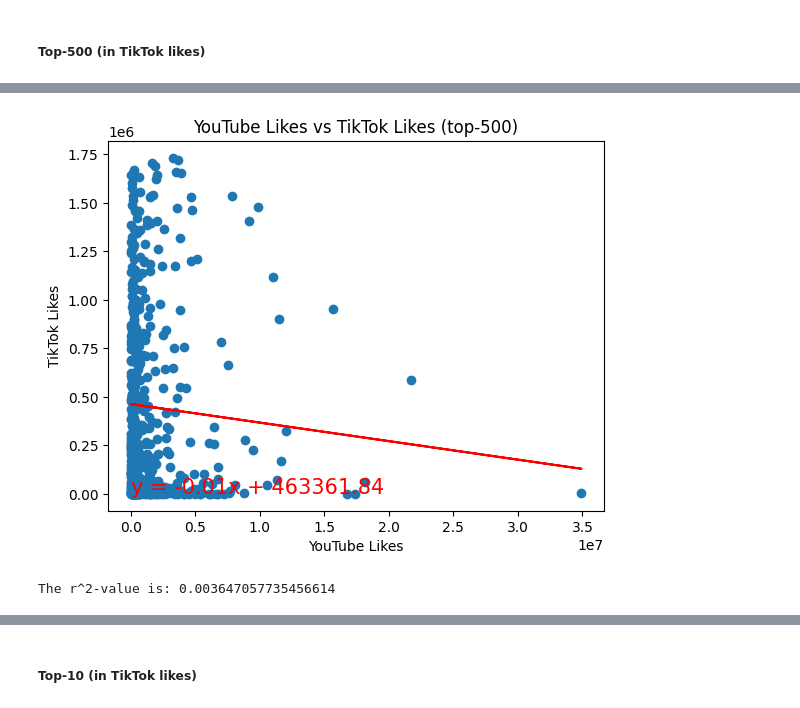
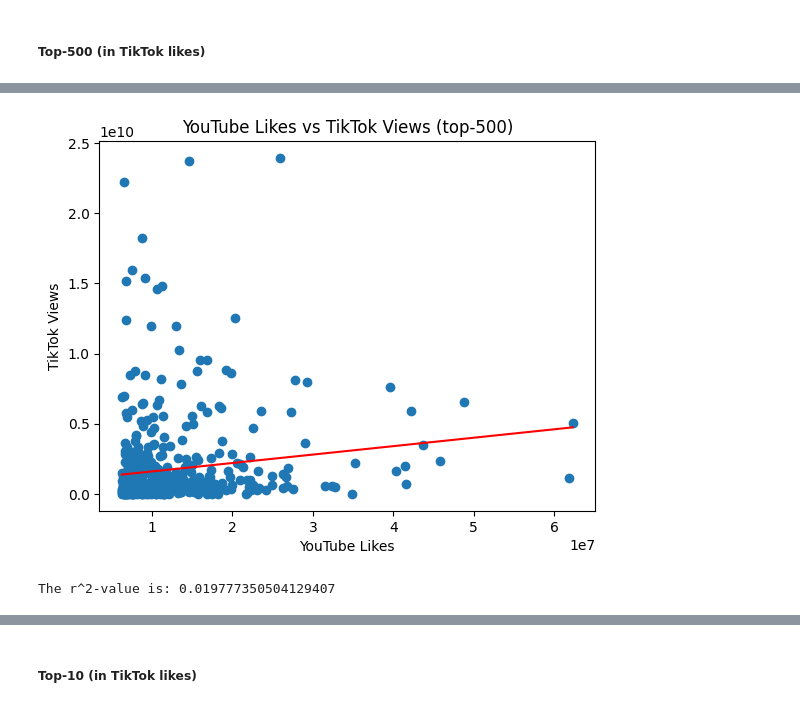
Before and after one commit to qstibbins/project-1, a Jupyter notebook: youtube_data.ipynb, the cells around one changed output, grey strips where cells are left out. Saved outputs shown, nothing was run; the diff lists cells and outputs as text; code cells hidden in the pictures.

```diff
--- a/youtube_data.ipynb
+++ b/youtube_data.ipynb
@@ -172,6 +165,10 @@ tik_tok_sort.to_csv('Resources/check.csv',index=False)
 top_500_tiktok_df = tik_tok_sort.head(500)
 top_25_tiktok_df = tik_tok_sort.head(25)
 top_10_tiktok_df = tik_tok_sort.head(10)
+
+top_500_youtube_df = youtube_likes_data_clean.sort_values(by='YouTube Likes', ascending=False).head(500)
+top_25_youtube_df = youtube_likes_data_clean.sort_values(by='YouTube Likes', ascending=False).head(25)
+top_10_youtube_df = youtube_likes_data_clean.sort_values(by='YouTube Likes', ascending=False).head(10)
 
 # formatted_tik_tok_sort = tik_tok_sort.style.format({
 #     'TikTok Likes': '{:,.0f}',
@@ -195,6 +192,6 @@ top_10_tiktok_df = tik_tok_sort.head(10)
 # top_500_tiktok_df.head()
 
 # formatted_tik_tok_sort
-print(tik_tok_sort.dtypes)
-# top_500_tiktok_df.head()
+# print(tik_tok_sort.dtypes)
+youtube_likes_data_clean.head()
 # %% [output]
@@ -504,28 +712,28 @@ The r^2-value is: 0.0011674052014385876
 # %%
-# YouTube Likes vs TikTok likes
-# Does high TikTok likes correlate to high YouTube likes?
+# YouTube Likes vs TikTok Views
+# Does high TikTok views correlate to high YouTube likes?
 # Add the linear regression equation and line to plot
-x_values = top_500_tiktok_df['YouTube Likes']
-y_values = top_500_tiktok_df['TikTok Likes']
+x_values = top_500_youtube_df['YouTube Likes']
+y_values = top_500_youtube_df['TikTok Views']
 
 #the output will be a tuple of multiple values  for linear regression
 (slope, intercept, rvalue, pvalue, stderr) = linregress(x_values, y_values)
 
 regress_values = x_values * slope + intercept
 
 line_eq = "y = " + str(round(slope,2)) + "x + " + str(round(intercept,2))   # print the equation in my graph (string)
 
 # Create a scatterplot
 plt.scatter(x_values, y_values)
 plt.xlabel('YouTube Likes')
-plt.ylabel('TikTok Likes')
-plt.title('YouTube Likes vs TikTok Likes (top-500)')
+plt.ylabel('TikTok Views')
+plt.title('YouTube Likes vs TikTok Views (top-500)')
 plt.plot(x_values,regress_values,"r-")
 plt.annotate(line_eq,(5.8,0.8),fontsize=15,color="red")
 
 
 plt.show()
 print(f"The r^2-value is: {rvalue**2}")
 # %% [output]
-[figure, old version]
+[figure, new version]
-The r^2-value is: 0.003647057735456614
+The r^2-value is: 0.019777350504129407
```
Also changed, not shown: parts of 27 cells of this notebook, 1 other file.
